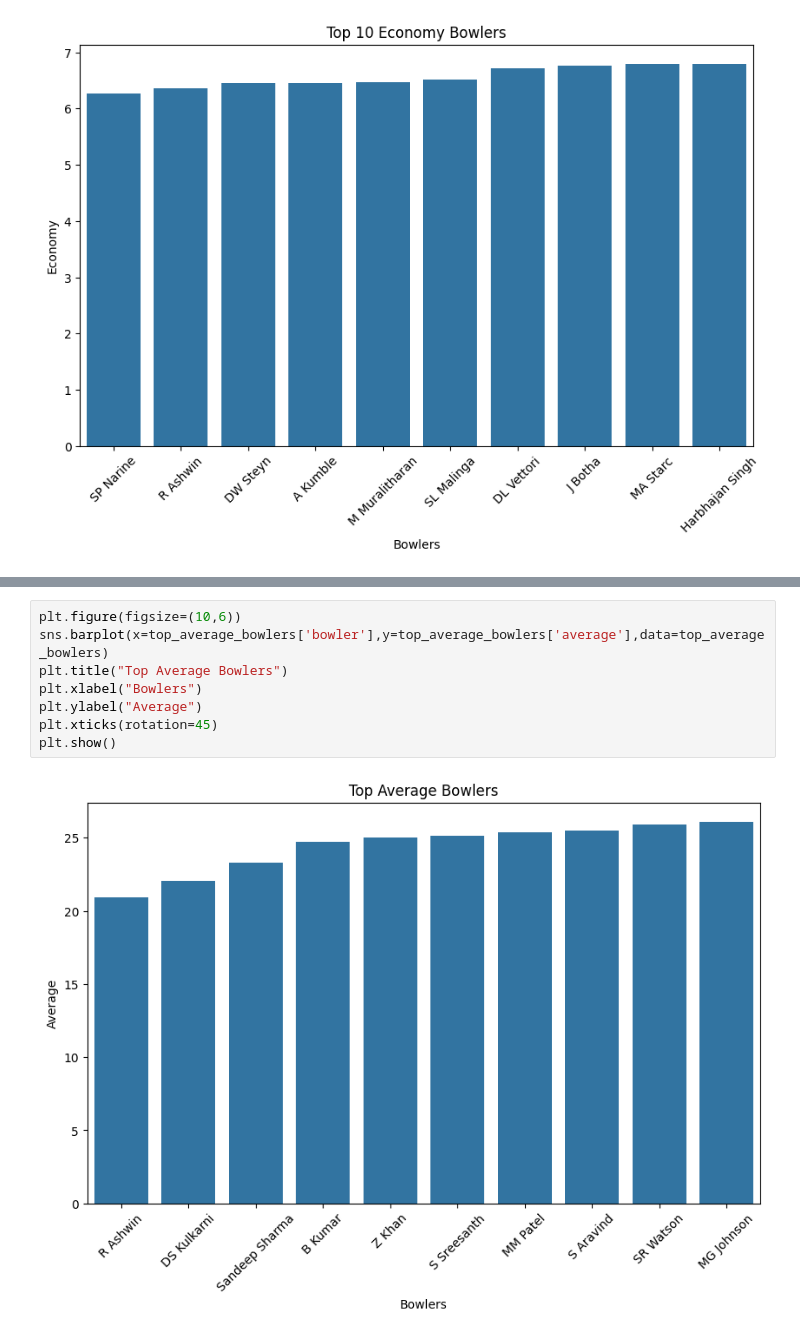
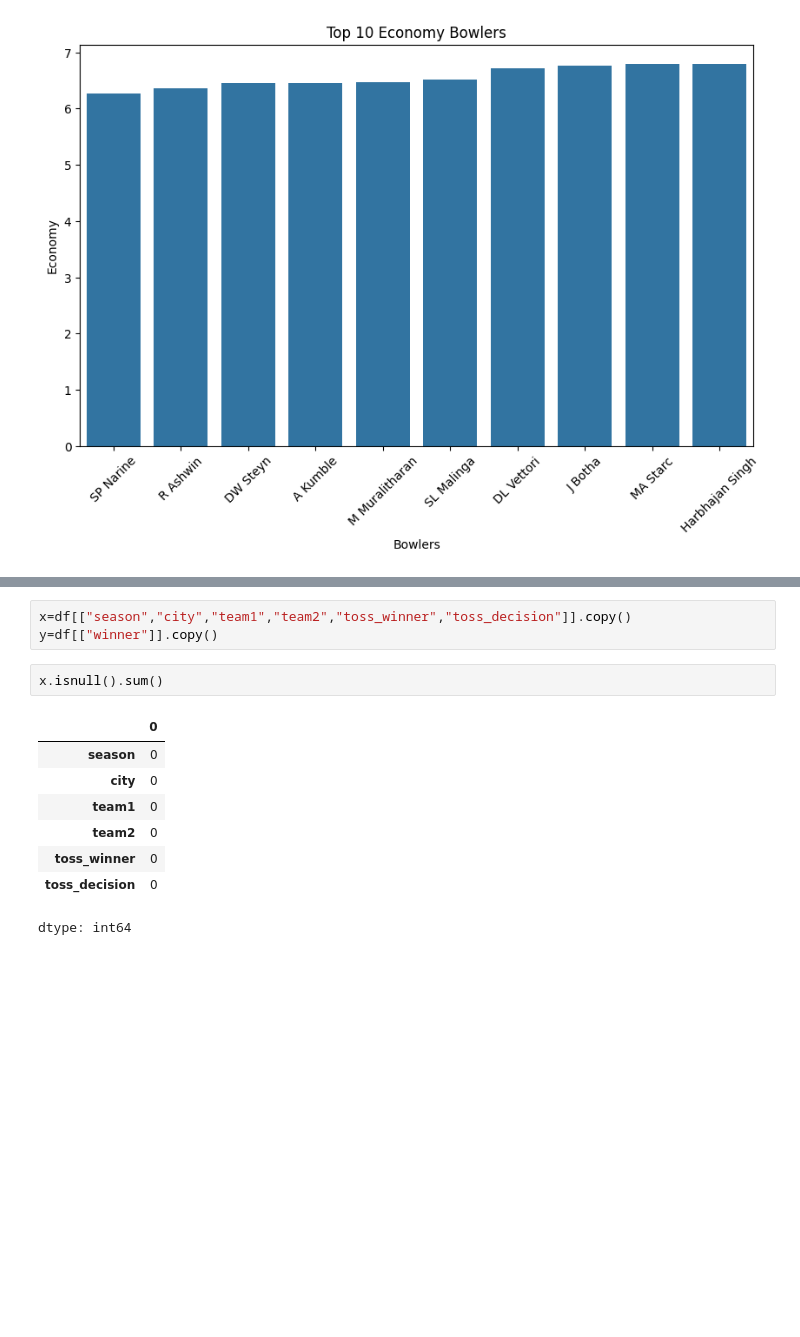
Before and after one commit to ajaykrixna/IPL_match-_analysis, a Jupyter notebook: IPL_analysis.ipynb, the cells around one changed output, grey strips where cells are left out. Saved outputs shown, nothing was run; the diff lists cells and outputs as text; blank space fills up the shorter version.

```diff
--- a/IPL_analysis.ipynb
+++ b/IPL_analysis.ipynb
@@ -741,10 +552,14 @@ top_average_bowlers
-# %%
-plt.figure(figsize=(10,6))
-sns.barplot(x=top_average_bowlers['bowler'],y=top_average_bowlers['average'],data=top_average_bowlers)
-plt.title("Top Average Bowlers")
-plt.xlabel("Bowlers")
-plt.ylabel("Average")
-plt.xticks(rotation=45)
-plt.show()
-# %% [output]
-[figure, removed]
+# %%
+x=df[["season","city","team1","team2","toss_winner","toss_decision"]].copy()
+y=df[["winner"]].copy()
+# %%
+x.isnull().sum()
+# %% [output]
+|  | 0 |
+| season | 0 |
+| city | 0 |
+| team1 | 0 |
+| team2 | 0 |
+| toss_winner | 0 |
+| toss_decision | 0 |
+dtype: int64
```
Also changed, not shown: parts of 33 cells of this notebook.
